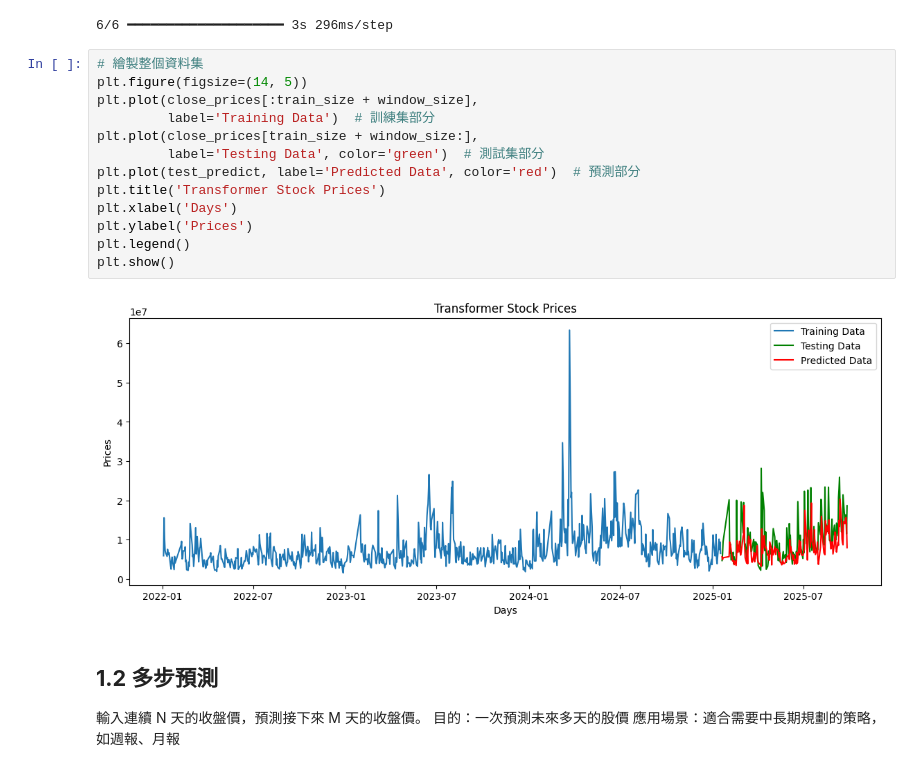
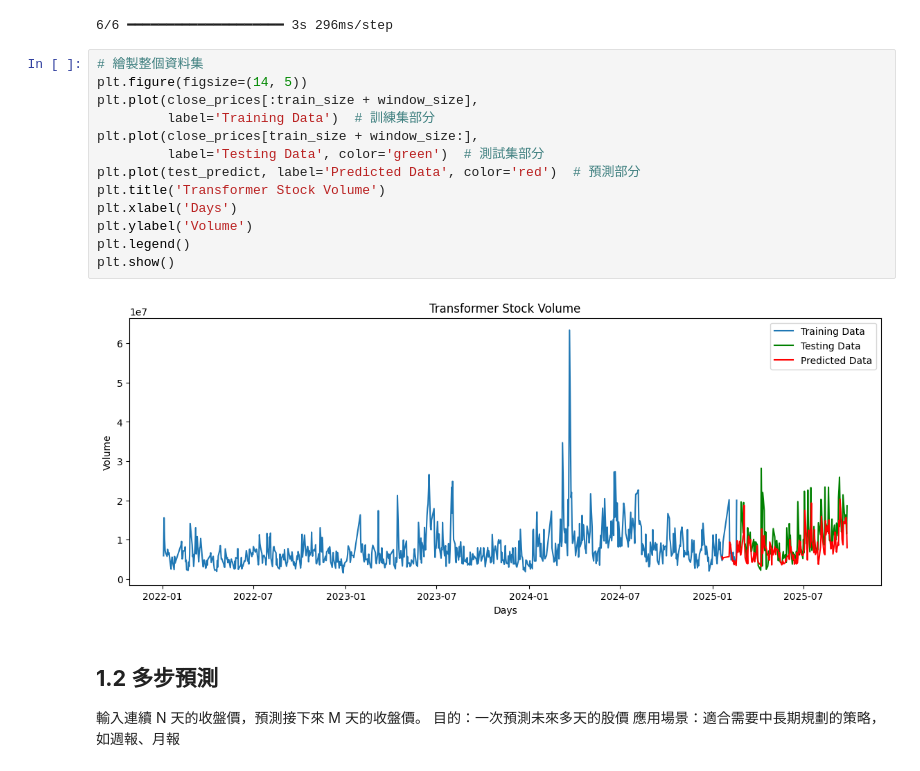
Before and after one commit to tsungchi-source/HW, a Jupyter notebook: 1001_在職專班_week4_時間序列Transformer_以台達電2308為例_劉宗旗.ipynb, the cells around one changed output. Saved outputs shown, nothing was run; the diff lists cells and outputs as text.

```diff
--- a/1001_在職專班_week4_時間序列Transformer_以台達電2308為例_劉宗旗.ipynb
+++ b/1001_在職專班_week4_時間序列Transformer_以台達電2308為例_劉宗旗.ipynb
@@ -400,18 +400,18 @@ test_predict = pd.DataFrame(
 # %%
 # 繪製整個資料集
 plt.figure(figsize=(14, 5))
 plt.plot(close_prices[:train_size + window_size],
          label='Training Data')  # 訓練集部分
 plt.plot(close_prices[train_size + window_size:],
          label='Testing Data', color='green')  # 測試集部分
 plt.plot(test_predict, label='Predicted Data', color='red')  # 預測部分
-plt.title('Transformer Stock Prices')
+plt.title('Transformer Stock Volume')
 plt.xlabel('Days')
-plt.ylabel('Prices')
+plt.ylabel('Volume')
 plt.legend()
 plt.show()
 # %% [output]
-[figure, old version]
+[figure, new version]
 # %% [markdown]
 ## <b>1.2 多步預測</b>
 輸入連續 N 天的收盤價，預測接下來 M 天的收盤價。</br>
```
Also changed, not shown: parts of 2 cells of this notebook.
